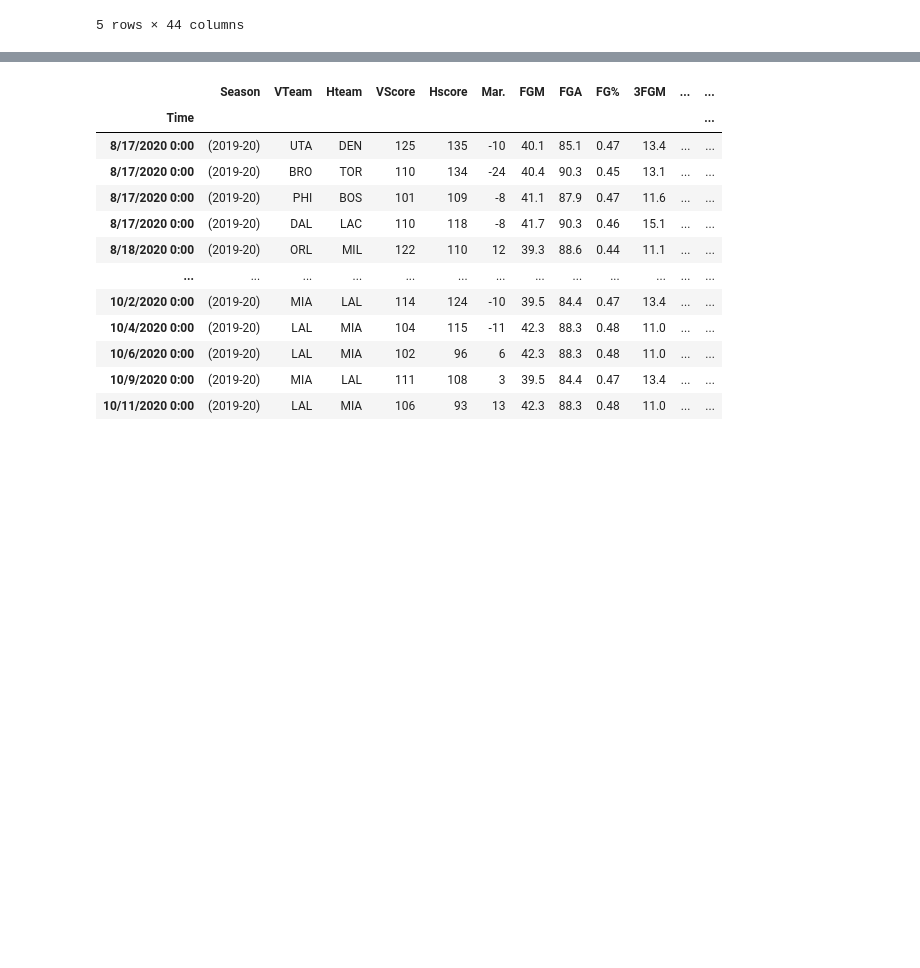
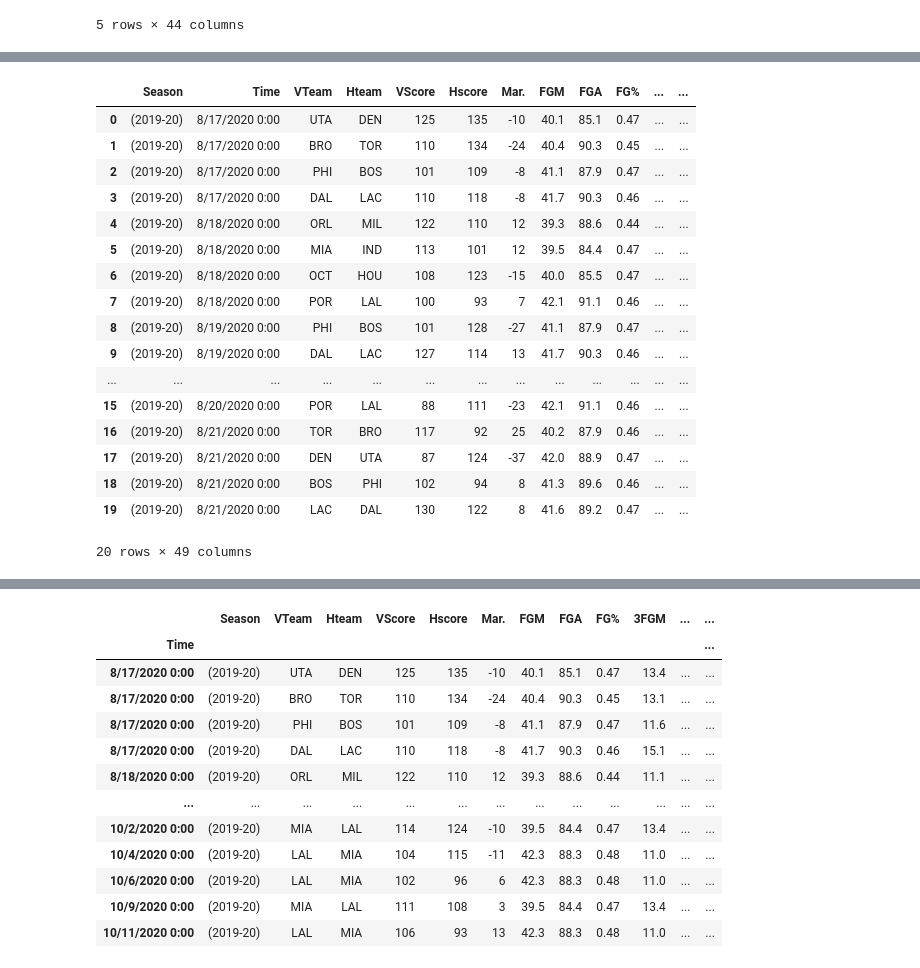
Before and after one commit to yaoneiru92/Fintech_Final_Project, a Jupyter notebook: final project/Untitled.ipynb, the cells around one changed output, grey strips where cells are left out. Cells and saved outputs as stored; diff of their text form; code cells hidden in the pictures; blank space fills up the shorter version.

```diff
--- a/final project/Untitled.ipynb
+++ b/final project/Untitled.ipynb
@@ -86,3 +95,7 @@ df_2020.head()
 | 3 | (2019-20) | 8/17/2020 0:00 | DAL | LAC | 110 | 118 | -8 | 41.7 | 90.3 | 0.46 | ... | ... |
 | 4 | (2019-20) | 8/18/2020 0:00 | ORL | MIL | 122 | 110 | 12 | 39.3 | 88.6 | 0.44 | ... | ... |
 5 rows × 44 columns
+# %%
+df_2020['VSS'] = '0'
+df_2020['HSS'] = '0'
+df_2020
@@ -88,0 +158,28 @@ df_2020.head()
+# %%
+def ss(df_2020):
+    if df_2020['Mar.']<0 :
+        return df_2020['Hteam']
+    else:
+        return df_2020['VTeam']
+
+df_2020['winner'] = df_2020.apply(ss,axis=1)
+df_2020.head(20)
+# %% [output]
+|  | Season | Time | VTeam | Hteam | VScore | Hscore | Mar. | FGM | FGA | FG% | ... | ... |
+| 0 | (2019-20) | 8/17/2020 0:00 | UTA | DEN | 125 | 135 | -10 | 40.1 | 85.1 | 0.47 | ... | ... |
+| 1 | (2019-20) | 8/17/2020 0:00 | BRO | TOR | 110 | 134 | -24 | 40.4 | 90.3 | 0.45 | ... | ... |
+| 2 | (2019-20) | 8/17/2020 0:00 | PHI | BOS | 101 | 109 | -8 | 41.1 | 87.9 | 0.47 | ... | ... |
+| 3 | (2019-20) | 8/17/2020 0:00 | DAL | LAC | 110 | 118 | -8 | 41.7 | 90.3 | 0.46 | ... | ... |
+| 4 | (2019-20) | 8/18/2020 0:00 | ORL | MIL | 122 | 110 | 12 | 39.3 | 88.6 | 0.44 | ... | ... |
+| 5 | (2019-20) | 8/18/2020 0:00 | MIA | IND | 113 | 101 | 12 | 39.5 | 84.4 | 0.47 | ... | ... |
+| 6 | (2019-20) | 8/18/2020 0:00 | OCT | HOU | 108 | 123 | -15 | 40.0 | 85.5 | 0.47 | ... | ... |
+| 7 | (2019-20) | 8/18/2020 0:00 | POR | LAL | 100 | 93 | 7 | 42.1 | 91.1 | 0.46 | ... | ... |
+| 8 | (2019-20) | 8/19/2020 0:00 | PHI | BOS | 101 | 128 | -27 | 41.1 | 87.9 | 0.47 | ... | ... |
+| 9 | (2019-20) | 8/19/2020 0:00 | DAL | LAC | 127 | 114 | 13 | 41.7 | 90.3 | 0.46 | ... | ... |
+| ... | ... | ... | ... | ... | ... | ... | ... | ... | ... | ... | ... | ... |
+| 15 | (2019-20) | 8/20/2020 0:00 | POR | LAL | 88 | 111 | -23 | 42.1 | 91.1 | 0.46 | ... | ... |
+| 16 | (2019-20) | 8/21/2020 0:00 | TOR | BRO | 117 | 92 | 25 | 40.2 | 87.9 | 0.46 | ... | ... |
+| 17 | (2019-20) | 8/21/2020 0:00 | DEN | UTA | 87 | 124 | -37 | 42.0 | 88.9 | 0.47 | ... | ... |
+| 18 | (2019-20) | 8/21/2020 0:00 | BOS | PHI | 102 | 94 | 8 | 41.3 | 89.6 | 0.46 | ... | ... |
+| 19 | (2019-20) | 8/21/2020 0:00 | LAC | DAL | 130 | 122 | 8 | 41.6 | 89.2 | 0.47 | ... | ... |
+20 rows × 49 columns
```
Also changed, not shown: parts of 21 cells of this notebook.
